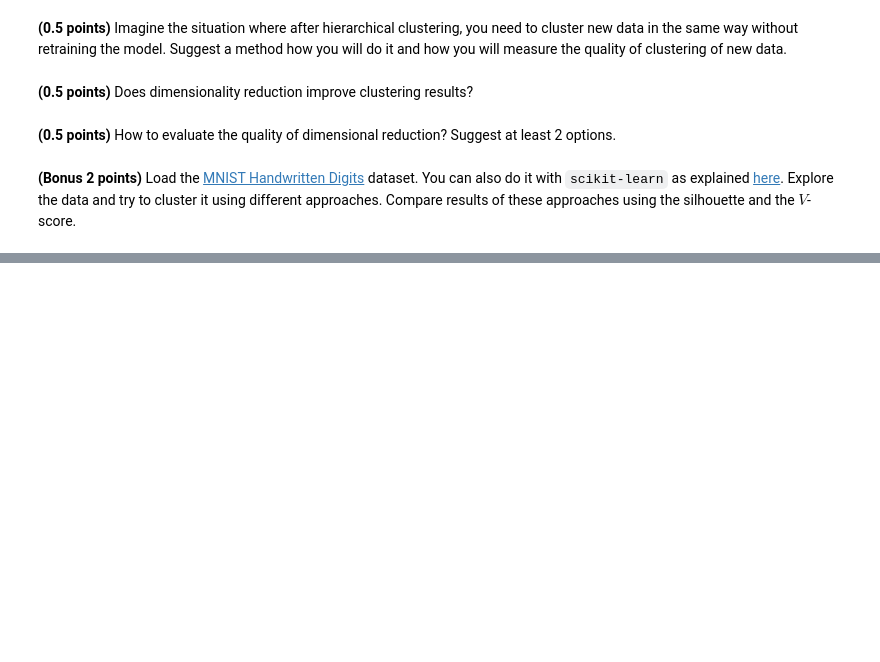
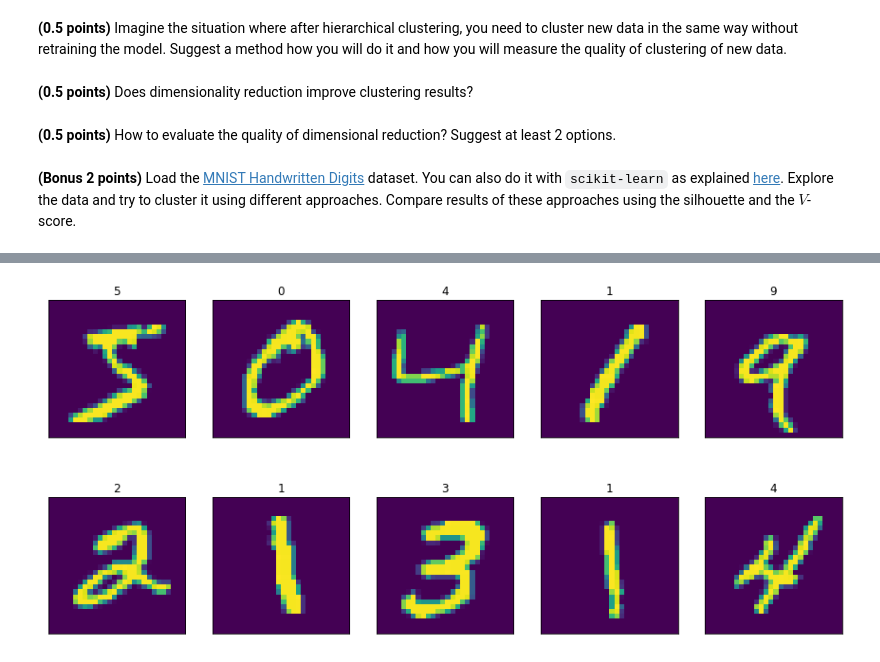
Before and after one commit to zappaz00/8_clustering, a Jupyter notebook: clustering.ipynb, the cells around one changed output, grey strips where cells are left out. Drawn from its saved outputs; the diff is of its cells as text; code cells hidden in the pictures; blank space fills up the shorter version.

Commit message:
Подгрузила MNIST
Signed-off-by: Filinova Marina <filinugu@gmail.com>

```diff
--- a/clustering.ipynb
+++ b/clustering.ipynb
@@ -462,3 +471,5 @@ Write in free form what conclusions you made after completing this assignment. A
 **(0.5 points)** How to evaluate the quality of dimensional reduction? Suggest at least 2 options.
 # %% [markdown]
 **(Bonus 2 points)** Load the [MNIST Handwritten Digits](http://yann.lecun.com/exdb/mnist) dataset. You can also do it with `scikit-learn` as explained [here](https://stackoverflow.com/a/60450028). Explore the data and try to cluster it using different approaches. Compare results of these approaches using the silhouette and the $V$-score.
+# %%
+X, y = datasets.fetch_openml('mnist_784', version=1, return_X_y=True)
@@ -464,0 +502,12 @@ Write in free form what conclusions you made after completing this assignment. A
+# %%
+fig, axs = plt.subplots(2, 5, figsize=(15, 7))
+for im_ctr in range(10):
+    row_ctr = int(im_ctr / 5)
+    col_ctr = im_ctr % 5
+    image = np.reshape(np.array(X.iloc[im_ctr, :]), (28, 28))
+    axs[row_ctr, col_ctr].imshow(image)
+    axs[row_ctr, col_ctr].set_title(y[im_ctr])
+    axs[row_ctr, col_ctr].set_xticks(ticks=[])
+    axs[row_ctr, col_ctr].set_yticks(ticks=[])
+# %% [output]
+[figure, added]
```
Also changed, not shown: parts of 10 cells of this notebook.
